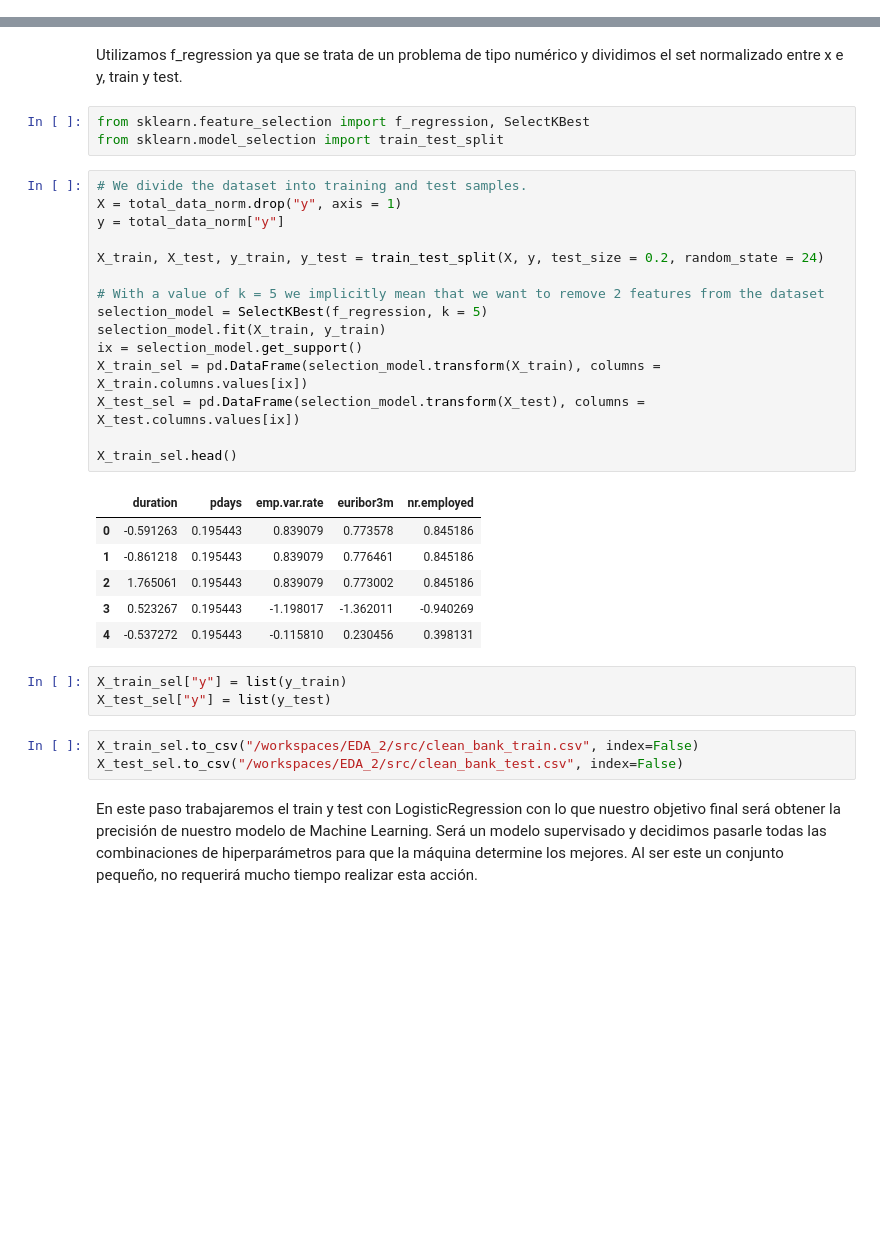
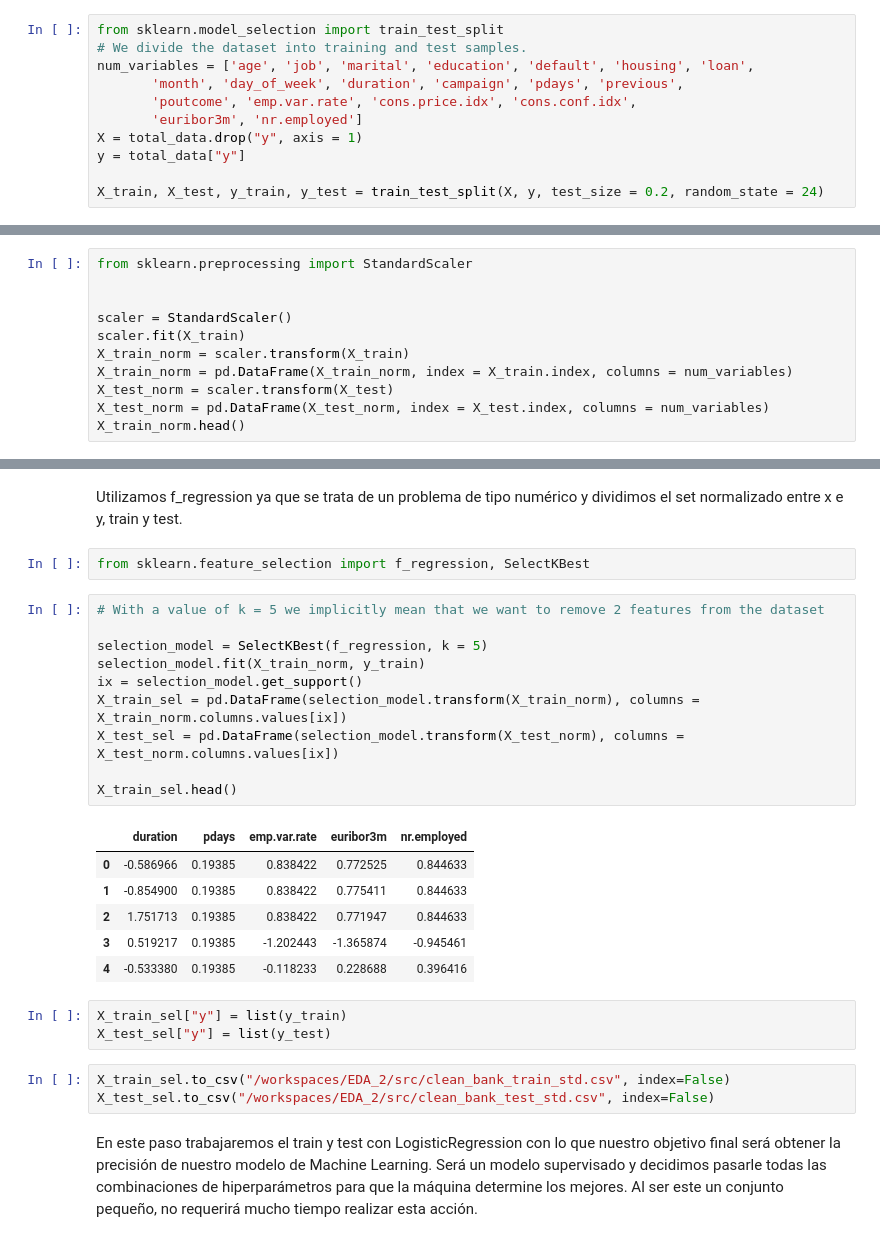
Before and after one commit to Alfonso-wav/EDA_2, a Jupyter notebook: src/explore.ipynb, the cells around one changed output, grey strips where cells are left out. Cells and saved outputs as stored; diff of their text form; blank space fills up the shorter version.

```diff
--- a/src/explore.ipynb
+++ b/src/explore.ipynb
@@ -333,0 +326,11 @@ total_data_norm.head()
+# %%
+from sklearn.model_selection import train_test_split
+# We divide the dataset into training and test samples.
+num_variables = ['age', 'job', 'marital', 'education', 'default', 'housing', 'loan',
+       'month', 'day_of_week', 'duration', 'campaign', 'pdays', 'previous',
+       'poutcome', 'emp.var.rate', 'cons.price.idx', 'cons.conf.idx',
+       'euribor3m', 'nr.employed']
+X = total_data.drop("y", axis = 1)
+y = total_data["y"]
+
+X_train, X_test, y_train, y_test = train_test_split(X, y, test_size = 0.2, random_state = 24)
@@ -333,0 +340,11 @@ total_data_norm.head()
+# %%
+from sklearn.preprocessing import StandardScaler
+
+
+scaler = StandardScaler()
+scaler.fit(X_train)
+X_train_norm = scaler.transform(X_train)
+X_train_norm = pd.DataFrame(X_train_norm, index = X_train.index, columns = num_variables)
+X_test_norm = scaler.transform(X_test)
+X_test_norm = pd.DataFrame(X_test_norm, index = X_test.index, columns = num_variables)
+X_train_norm.head()
@@ -335,35 +359,29 @@ total_data_norm.head()
 Utilizamos f_regression ya que se trata de un problema de tipo numérico y dividimos el set normalizado entre x e y, train y test.
 # %%
 from sklearn.feature_selection import f_regression, SelectKBest
-from sklearn.model_selection import train_test_split
 # %%
-# We divide the dataset into training and test samples.
-X = total_data_norm.drop("y", axis = 1)
-y = total_data_norm["y"]
+# With a value of k = 5 we implicitly mean that we want to remove 2 features from the dataset
 
-X_train, X_test, y_train, y_test = train_test_split(X, y, test_size = 0.2, random_state = 24)
-
-# With a value of k = 5 we implicitly mean that we want to remove 2 features from the dataset
 selection_model = SelectKBest(f_regression, k = 5)
-selection_model.fit(X_train, y_train)
+selection_model.fit(X_train_norm, y_train)
 ix = selection_model.get_support()
-X_train_sel = pd.DataFrame(selection_model.transform(X_train), columns = X_train.columns.values[ix])
-X_test_sel = pd.DataFrame(selection_model.transform(X_test), columns = X_test.columns.values[ix])
+X_train_sel = pd.DataFrame(selection_model.transform(X_train_norm), columns = X_train_norm.columns.values[ix])
+X_test_sel = pd.DataFrame(selection_model.transform(X_test_norm), columns = X_test_norm.columns.values[ix])
 
 X_train_sel.head()
 # %% [output]
 |  | duration | pdays | emp.var.rate | euribor3m | nr.employed |
-| 0 | -0.591263 | 0.195443 | 0.839079 | 0.773578 | 0.845186 |
-| 1 | -0.861218 | 0.195443 | 0.839079 | 0.776461 | 0.845186 |
-| 2 | 1.765061 | 0.195443 | 0.839079 | 0.773002 | 0.845186 |
-| 3 | 0.523267 | 0.195443 | -1.198017 | -1.362011 | -0.940269 |
-| 4 | -0.537272 | 0.195443 | -0.115810 | 0.230456 | 0.398131 |
+| 0 | -0.586966 | 0.19385 | 0.838422 | 0.772525 | 0.844633 |
+| 1 | -0.854900 | 0.19385 | 0.838422 | 0.775411 | 0.844633 |
+| 2 | 1.751713 | 0.19385 | 0.838422 | 0.771947 | 0.844633 |
+| 3 | 0.519217 | 0.19385 | -1.202443 | -1.365874 | -0.945461 |
+| 4 | -0.533380 | 0.19385 | -0.118233 | 0.228688 | 0.396416 |
 # %%
 X_train_sel["y"] = list(y_train)
 X_test_sel["y"] = list(y_test)
 # %%
-X_train_sel.to_csv("/workspaces/EDA_2/src/clean_bank_train.csv", index=False)
-X_test_sel.to_csv("/workspaces/EDA_2/src/clean_bank_test.csv", index=False)
+X_train_sel.to_csv("/workspaces/EDA_2/src/clean_bank_train_std.csv", index=False)
+X_test_sel.to_csv("/workspaces/EDA_2/src/clean_bank_test_std.csv", index=False)
 # %% [markdown]
 En este paso trabajaremos el train y test con LogisticRegression con lo que nuestro objetivo final será obtener la precisión de nuestro modelo de Machine Learning. Será un modelo supervisado y decidimos pasarle todas las combinaciones de hiperparámetros para que la máquina determine los mejores. Al ser este un conjunto pequeño, no requerirá mucho tiempo realizar esta acción.
 # %%
```
Also changed, not shown: parts of 8 cells of this notebook, 6 other files.
